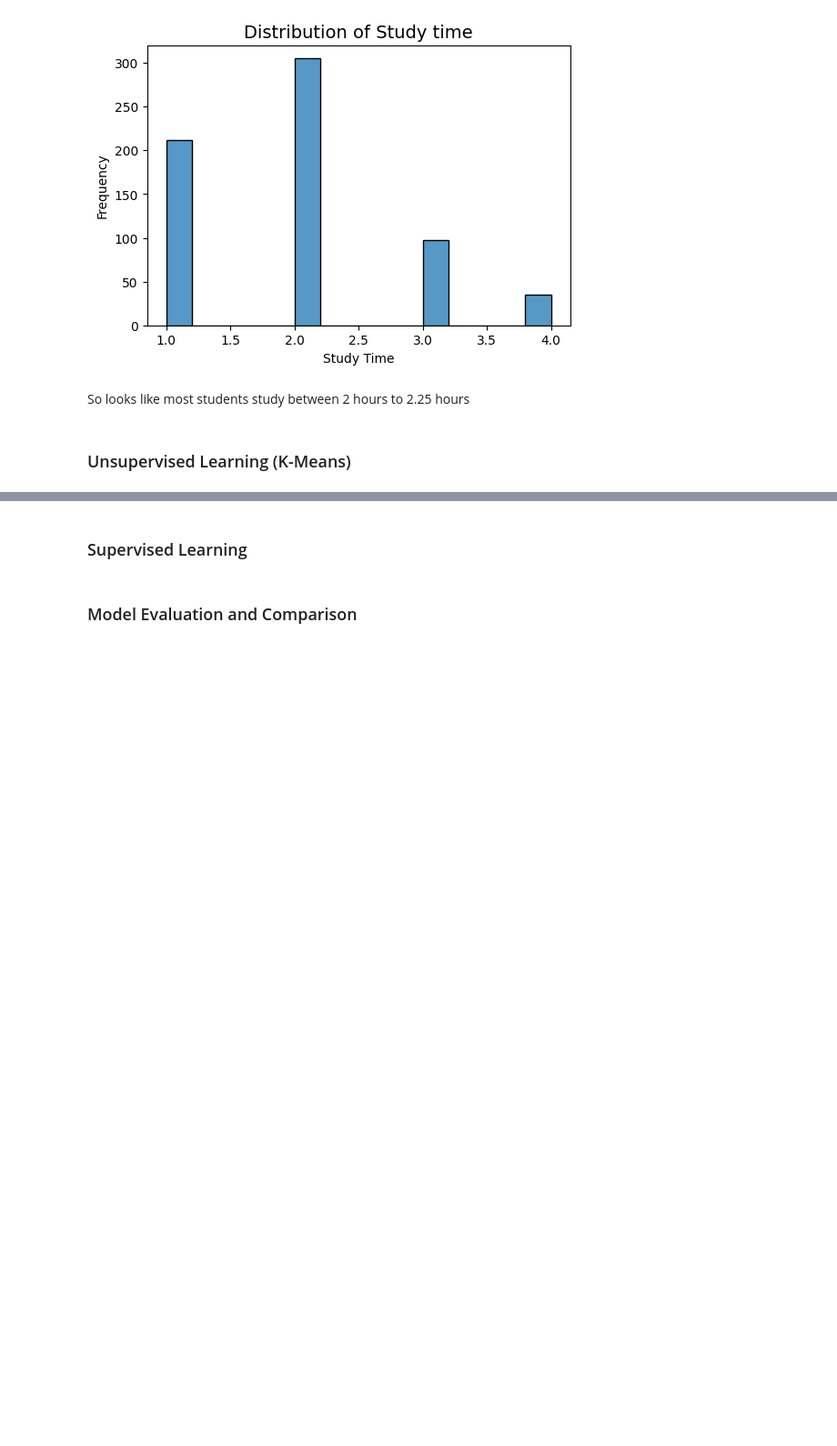
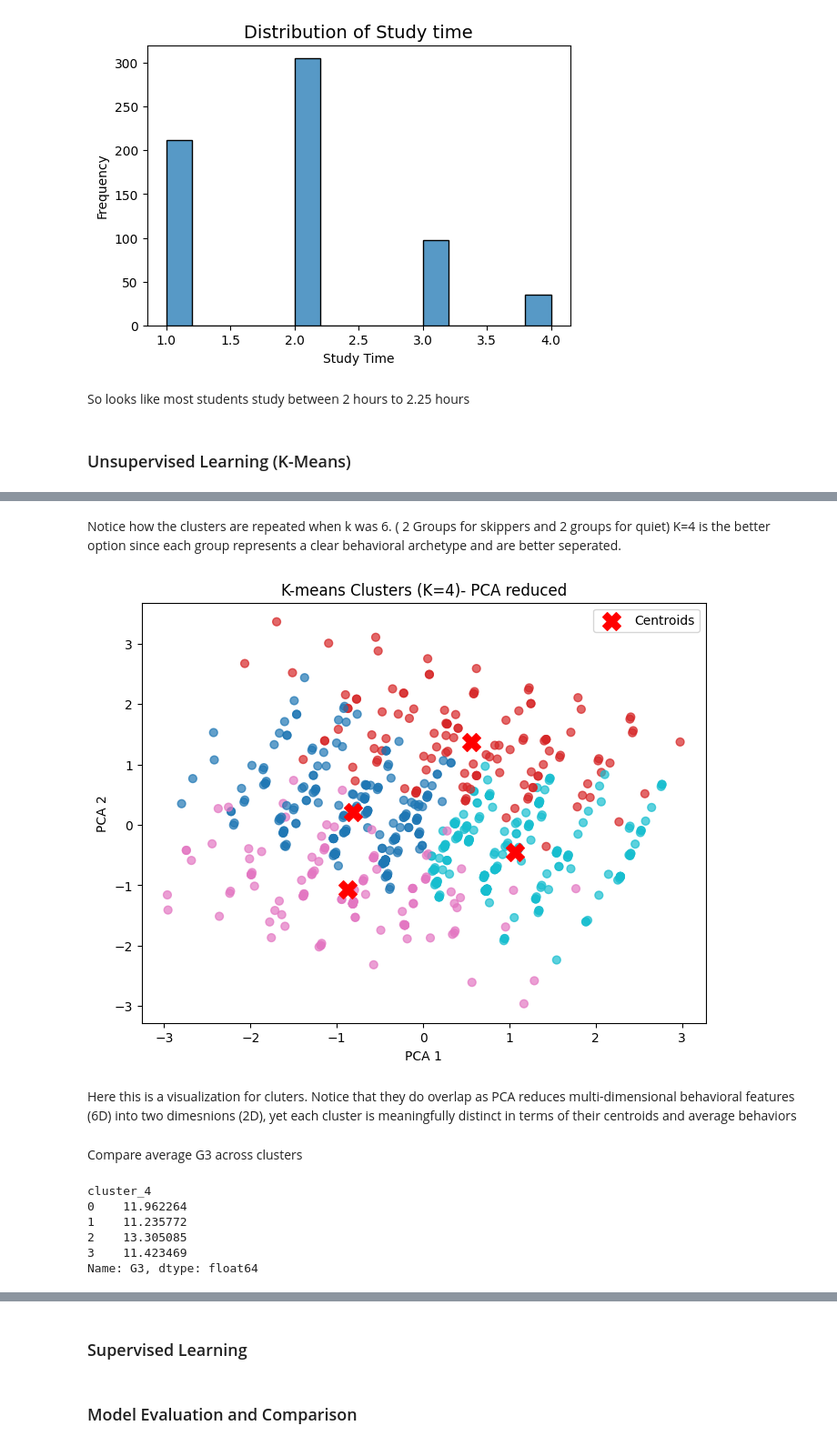
Before and after one commit to Habibahammadprogrammer/StudentsPerformance, a Jupyter notebook: Notebooks/FinalProject.ipynb, the cells around one changed output, grey strips where cells are left out. Shown at 91% size. Saved outputs shown, nothing was run; the diff lists cells and outputs as text; code cells hidden in the pictures; blank space fills up the shorter version.

```diff
--- a/Notebooks/FinalProject.ipynb
+++ b/Notebooks/FinalProject.ipynb
@@ -805,0 +930,37 @@ So looks like most students study between 2 hours to 2.25 hours
+# %% [markdown]
+Notice how the clusters are repeated when k was 6. ( 2 Groups for skippers and 2 groups for quiet)
+K=4 is the better option since each group represents a clear behavioral archetype and are better seperated.
+# %%
+from sklearn.decomposition import PCA
+kmeans=KMeans(n_clusters=4,random_state=42,n_init=10)
+labels=kmeans.fit_predict(X)
+pca=PCA(n_components=2,random_state=42)
+x_pca=pca.fit_transform(X)
+plt.figure(figsize=(8,6))
+plt.scatter(x_pca[:,0],x_pca[:,1],c=labels,cmap='tab10',s=40,alpha=0.7)
+centers_pca=pca.transform(kmeans.cluster_centers_)
+plt.scatter(centers_pca[:,0],centers_pca[:,1],c='red',marker='X',s=200,label='Centroids')
+plt.xlabel("PCA 1")
+plt.ylabel("PCA 2")
+plt.title("K-means Clusters (K=4)- PCA reduced")
+plt.legend()
+plt.show()
+# %% [output]
+[figure, added]
+# %% [markdown]
+Here this is a visualization for cluters. Notice that they do overlap as PCA reduces multi-dimensional behavioral features (6D) into two dimesnions (2D), yet each cluster is meaningfully distinct in terms of their centroids and average behaviors
+# %% [markdown]
+Compare  average G3 across clusters
+# %%
+df_with_target=df_with.copy()
+df_with_target['G3']=y_with_rg # used this one to have the actual values not risk group
+df_with_target['Cluster_4']=kmeans.predict(df_with_target[behavioral_features])
+g3_comaprison=df_with_target.groupby('cluster_4')['G3'].mean()
+g3_comaprison
+# %% [output]
+cluster_4
+0    11.962264
+1    11.235772
+2    13.305085
+3    11.423469
+Name: G3, dtype: float64
```
Also changed, not shown: parts of 15 cells of this notebook.
